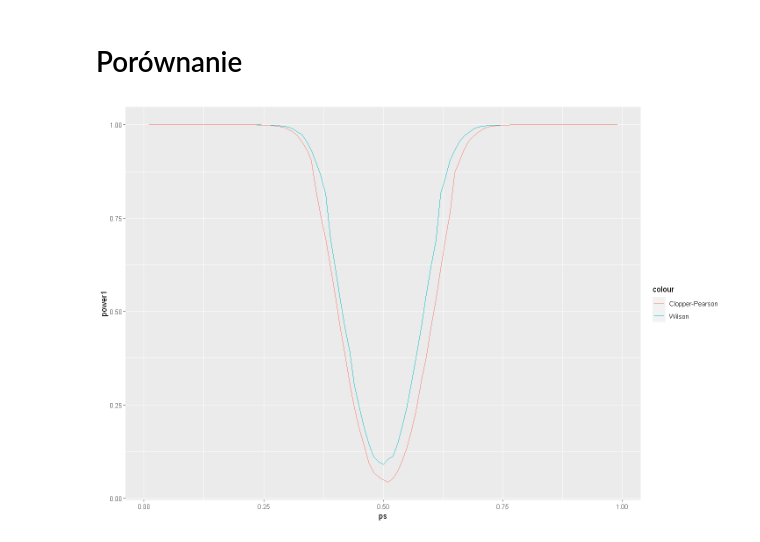
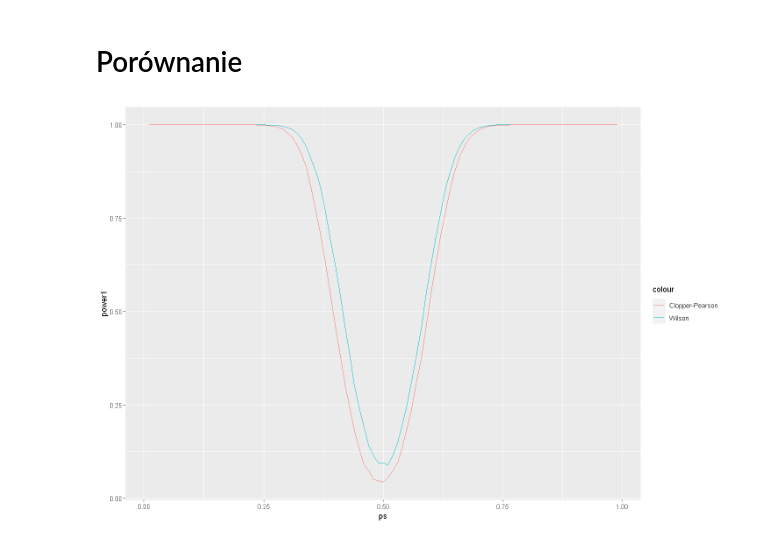
Before and after one commit to mweuro/Sprawozdanie_2_PS, a Jupyter notebook: Malec.ipynb, the cells around one changed output. Saved outputs shown, nothing was run; the diff lists cells and outputs as text; code cells hidden in the pictures.

```diff
--- a/Malec.ipynb
+++ b/Malec.ipynb
@@ -36,8 +55,8 @@ ps <- seq(0.01, 0.99, 0.01)
 power <- c()
 
 for (p in ps) {
-    S <- rbinom(N, size=n, prob=p0)
-    tests <- pbinom(S, size=n, prob=p) > alpha/2  &  1 - pbinom(S, size=n, prob=p) > alpha/2
+    S <- rbinom(N, size=n, prob=p)
+    tests <- pbinom(S, size=n, prob=p0) > alpha/2  &  1 - pbinom(S, size=n, prob=p0) > alpha/2
     power <- append(power, 1 - sum(tests) / N)
 }
 
@@ -46,0 +66,16 @@ ggplot() + geom_line(aes(ps, power))
+# %%
+n <- 250
+p0 <- 0.5
+alpha <- 0.05
+N <- 1000
+ps <- seq(0.01, 0.99, 0.01)
+power <- c()
+
+for (p in ps) {
+    S <- rbinom(N, prob=p, size=n)
+    intervals <- BinomCI(S, n, method="clopper-pearson")
+    tests <- intervals[,2] < p0  &  p0 < intervals[,3]
+    power <- append(power, 1 - sum(tests) / N)
+}
+
+ggplot() + geom_line(aes(ps, power))
@@ -47,2 +84,18 @@ ggplot() + geom_line(aes(ps, power))
 # %% [markdown]
 # Jeffreys
+# %%
+n <- 250
+p0 <- 0.5
+alpha <- 0.05
+N <- 1000
+ps <- seq(0.01, 0.99, 0.01)
+power <- c()
+
+for (p in ps) {
+    S <- rbinom(N, prob=p, size=n)
+    intervals <- BinomCI(S, n, method="jeffreys")
+    tests <- intervals[,2] < p0  &  p0 < intervals[,3]
+    power <- append(power, 1 - sum(tests) / N)
+}
+
+ggplot() + geom_line(aes(ps, power))
@@ -51,26 +106,26 @@ ggplot() + geom_line(aes(ps, power))
 # %%
 n <- 100
 p0 <- 0.5
 alpha <- 0.05
 N <- 10000
 ps <- seq(0.01, 0.99, 0.01)
 
 power1 <- c()
 for (p in ps) {
-    S <- rbinom(N, prob=p0, size=n)
+    S <- rbinom(N, prob=p, size=n)
     z <- qnorm(1 - alpha)
-    tests <- (S + 1/2 * z^2) / (n + z^2)  -  z / (n + z^2) * sqrt(S * (n - S) / n + z^2 / 4) < p & p < (S + 1/2 * z^2) / (n + z^2)  +  z / (n + z^2) * sqrt(S * (n - S) / n + z^2 / 4)
+    tests <- (S + 1/2 * z^2) / (n + z^2)  -  z / (n + z^2) * sqrt(S * (n - S) / n + z^2 / 4) < p0 & p0 < (S + 1/2 * z^2) / (n + z^2)  +  z / (n + z^2) * sqrt(S * (n - S) / n + z^2 / 4)
     power1 <- append(power1, 1 - sum(tests) / N)
 }
 
 power2 <- c()
 for (p in ps) {
-    S <- rbinom(N, size=n, prob=p0)
-    tests <- pbinom(S, size=n, prob=p) > alpha/2  &  1 - pbinom(S, size=n, prob=p) > alpha/2
+    S <- rbinom(N, size=n, prob=p)
+    tests <- pbinom(S, size=n, prob=p0) > alpha/2  &  1 - pbinom(S, size=n, prob=p0) > alpha/2
     power2 <- append(power2, 1 - sum(tests) / N)
 }
 
 options(repr.plot.width = 12, repr.plot.height = 8)
 ggplot() + geom_line(aes(ps, power1, col="Wilson")) + geom_line(aes(ps, power2, col="Clopper-Pearson"))
 # %% [output]
-[figure, old version]
+[figure, new version]
```
Also changed, not shown: parts of 6 cells of this notebook.
